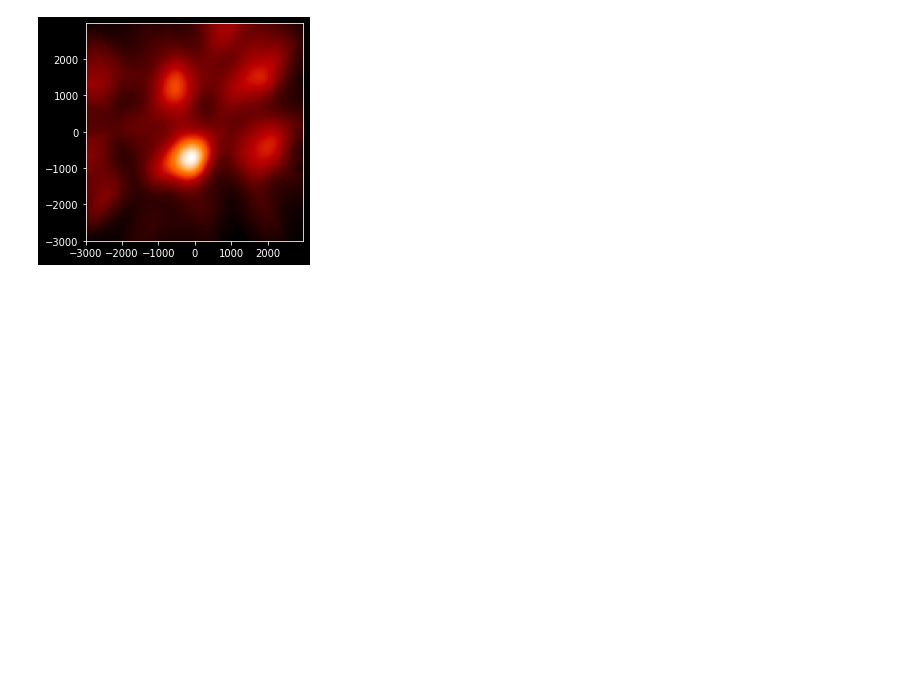
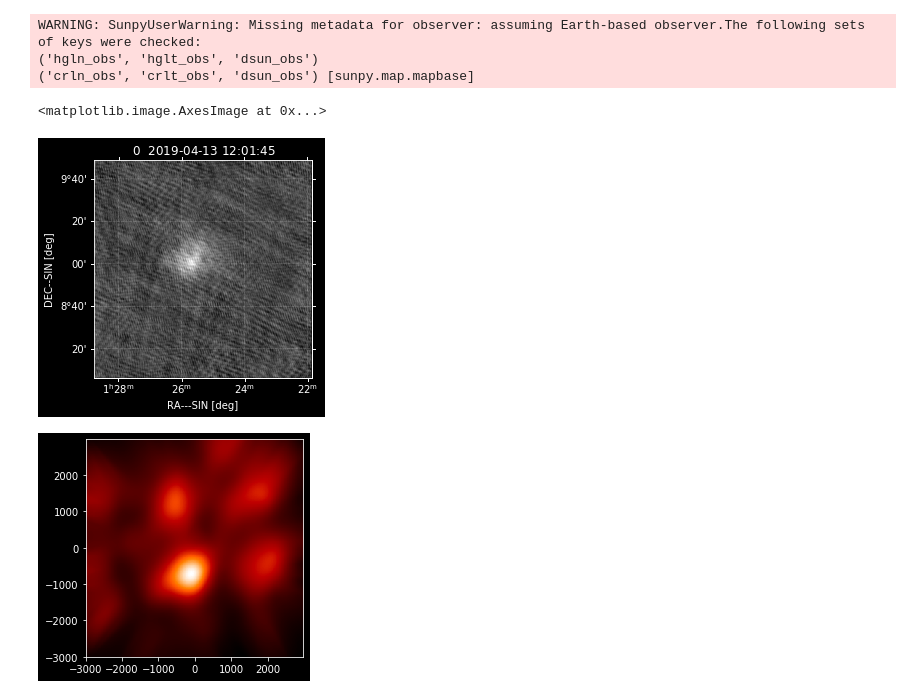
Before and after one commit to peijin94/LOFAR-Sun-tools, a Jupyter notebook: src/BeamformedQuickView/demo_sunpymap.ipynb, the cells around one changed output. Cells and saved outputs as stored; diff of their text form; code cells hidden in the pictures; blank space fills up the shorter version.

```diff
--- a/src/BeamformedQuickView/demo_sunpymap.ipynb
+++ b/src/BeamformedQuickView/demo_sunpymap.ipynb
@@ -9,0 +8,2 @@ lofar_bf.load_fits("demo_bf.fits")
+# %%
+smap = sunpy.map.Map("demo_cleaned.fits")
@@ -10,3 +12,11 @@ lofar_bf.load_fits("demo_bf.fits")
+# %%
+smap.plot()
+# %% [output]
+WARNING: SunpyUserWarning: Missing metadata for observer: assuming Earth-based observer.The following sets of keys were checked:
+('hgln_obs', 'hglt_obs', 'dsun_obs')
+('crln_obs', 'crlt_obs', 'dsun_obs') [sunpy.map.mapbase]
+<matplotlib.image.AxesImage at 0x...>
+[figure, added]
 # %%
 # interpolate X,Y to get a beamform image
 [X,Y,data_bf,x,y,Ibeam] = lofar_bf.bf_image_by_idx(30,100)
```
Also changed, not shown: parts of 3 cells of this notebook, 2 other files.
